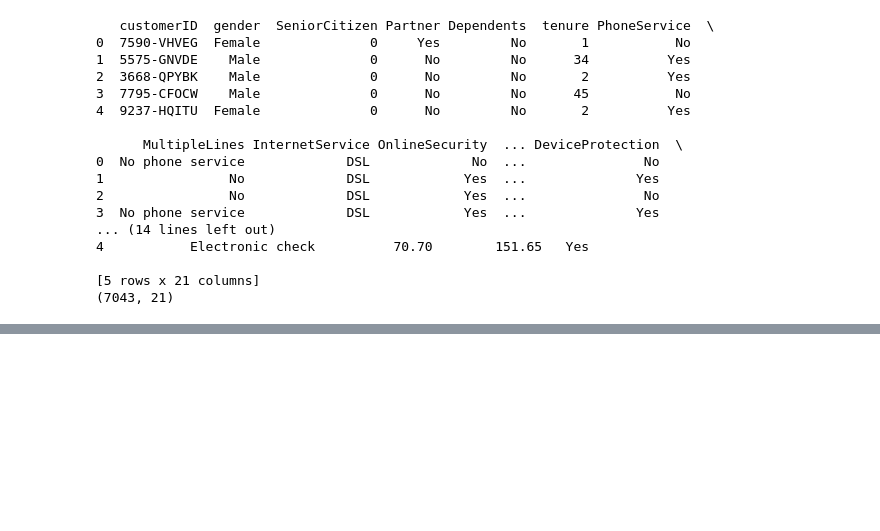
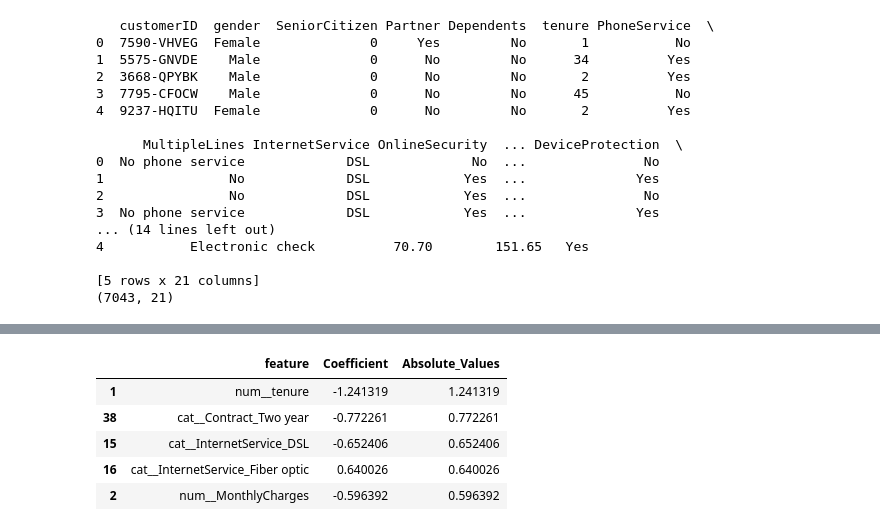
Before and after one commit to Anwesh-A-Salian/Churn-Prediction-Model, a Jupyter notebook: notebooks/02_preprocessing.ipynb, the cells around one changed output, grey strips where cells are left out. Saved outputs shown, nothing was run; the diff lists cells and outputs as text; code cells hidden in the pictures; blank space fills up the shorter version.

```diff
--- a/notebooks/02_preprocessing.ipynb
+++ b/notebooks/02_preprocessing.ipynb
@@ -24,0 +71,6 @@ print(df.shape)
+# %%
+numeric_feature=X_train.select_dtypes(include=['number']).columns.tolist()
+categorical_feature=X_train.select_dtypes(include=['object','bool','category','string']).columns.tolist()
+
+print("Numerical features:", numeric_feature)
+print("Categorical features:", categorical_feature)
@@ -24,0 +278,18 @@ print(df.shape)
+# %%
+feature_names=lr_model.named_steps['preprocessor'].get_feature_names_out()
+coefficients=lr_model.named_steps['model'].coef_[0]
+
+imp_feature=pd.DataFrame({
+    'feature':feature_names,
+    'Coefficient':coefficients
+})
+imp_feature['Absolute_Values'] = (imp_feature['Coefficient'].abs())
+imp_feature = imp_feature.sort_values(by='Absolute_Values',ascending=False)
+imp_feature.head()
+# %% [output]
+|  | feature | Coefficient | Absolute_Values |
+| 1 | num__tenure | -1.241319 | 1.241319 |
+| 38 | cat__Contract_Two year | -0.772261 | 0.772261 |
+| 15 | cat__InternetService_DSL | -0.652406 | 0.652406 |
+| 16 | cat__InternetService_Fiber optic | 0.640026 | 0.640026 |
+| 2 | num__MonthlyCharges | -0.596392 | 0.596392 |
```
Also changed, not shown: parts of 15 cells of this notebook.
